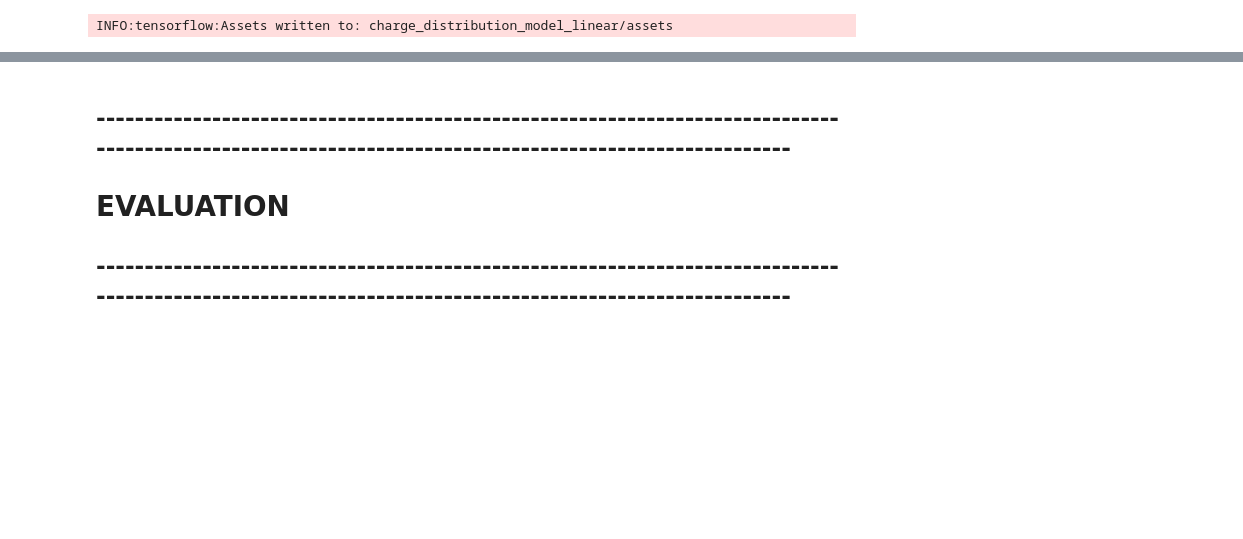
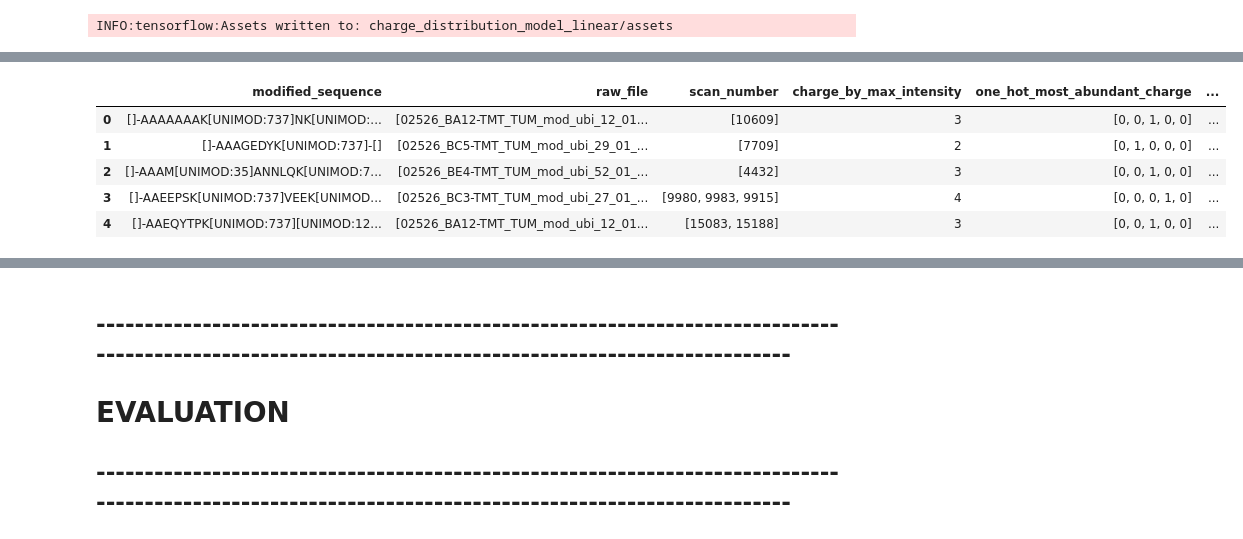
Before and after one commit to wilhelm-lab/dlomix, a Jupyter notebook: model_dev.ipynb, the cells around one changed output, grey strips where cells are left out. Drawn from its saved outputs; the diff is of its cells as text; code cells hidden in the pictures; blank space fills up the shorter version.

Commit message:
cleanup

```diff
--- a/model_dev.ipynb
+++ b/model_dev.ipynb
@@ -669,0 +677,24 @@ Test MSE: 0.01180561538785696
+# %%
+import re
+
+def clean_sequence(sequence):
+    # Remove '[]-', '-[]' patterns
+    sequence = re.sub(r'\[\]-', '', sequence)
+    sequence = re.sub(r'-\[\]', '', sequence)
+
+    # Remove '[UNIMOD:<number>]' with optional '-'
+    sequence = re.sub(r'-?\[UNIMOD:\d+\]-?', '', sequence)
+
+    return sequence
+
+# Apply the function to the 'modified_sequence' column
+holdout['unmod_sequence'] = holdout['modified_sequence'].apply(clean_sequence)
+# %%
+holdout.head()
+# %% [output]
+|  | modified_sequence | raw_file | scan_number | charge_by_max_intensity | one_hot_most_abundant_charge | ... |
+| 0 | []-AAAAAAAK[UNIMOD:737]NK[UNIMOD:... | [02526_BA12-TMT_TUM_mod_ubi_12_01... | [10609] | 3 | [0, 0, 1, 0, 0] | ... |
+| 1 | []-AAAGEDYK[UNIMOD:737]-[] | [02526_BC5-TMT_TUM_mod_ubi_29_01_... | [7709] | 2 | [0, 1, 0, 0, 0] | ... |
+| 2 | []-AAAM[UNIMOD:35]ANNLQK[UNIMOD:7... | [02526_BE4-TMT_TUM_mod_ubi_52_01_... | [4432] | 3 | [0, 0, 1, 0, 0] | ... |
+| 3 | []-AAEEPSK[UNIMOD:737]VEEK[UNIMOD... | [02526_BC3-TMT_TUM_mod_ubi_27_01_... | [9980, 9983, 9915] | 4 | [0, 0, 0, 1, 0] | ... |
+| 4 | []-AAEQYTPK[UNIMOD:737][UNIMOD:12... | [02526_BA12-TMT_TUM_mod_ubi_12_01... | [15083, 15188] | 3 | [0, 0, 1, 0, 0] | ... |
```
Also changed, not shown: parts of 18 cells of this notebook, 2 other files.
